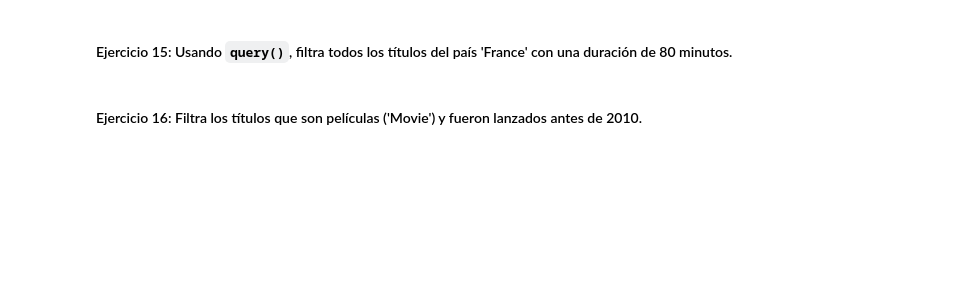
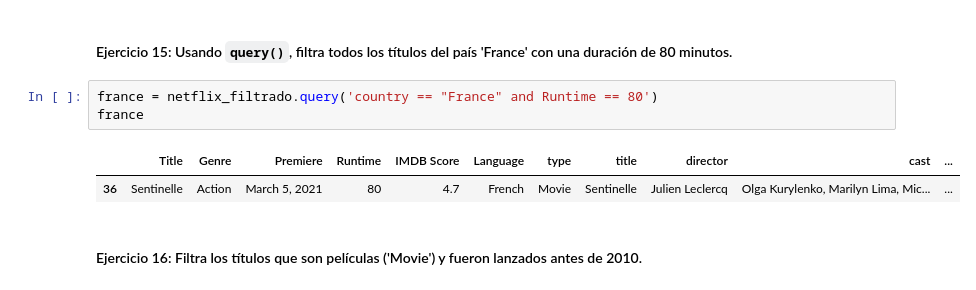
Before and after one commit to ngcarvajall/filtrado_groupby, a Jupyter notebook: laboratorio-modulo2-leccion03-filtrado.ipynb, the cells around one changed output. Drawn from its saved outputs; the diff is of its cells as text; blank space fills up the shorter version.

```diff
--- a/laboratorio-modulo2-leccion03-filtrado.ipynb
+++ b/laboratorio-modulo2-leccion03-filtrado.ipynb
@@ -279,4 +307,10 @@ IndexingError: Too many indexers
 # %% [markdown]
 #### Ejercicio 15: Usando `query()`, filtra todos los títulos del país 'France' con una duración de 80 minutos.
+# %%
+france = netflix_filtrado.query('country == "France" and Runtime == 80')
+france
+# %% [output]
+|  | Title | Genre | Premiere | Runtime | IMDB Score | Language | type | title | director | cast | ... |
+| 36 | Sentinelle | Action | March 5, 2021 | 80 | 4.7 | French | Movie | Sentinelle | Julien Leclercq | Olga Kurylenko, Marilyn Lima, Mic... | ... |
 # %% [markdown]
 #### Ejercicio 16: Filtra los títulos que son películas ('Movie') y fueron lanzados antes de 2010.
```
Also changed, not shown: parts of 10 cells of this notebook.
